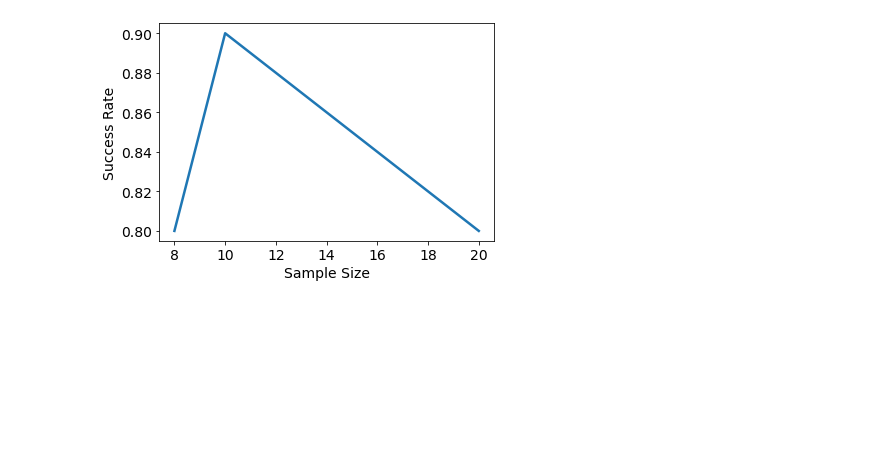
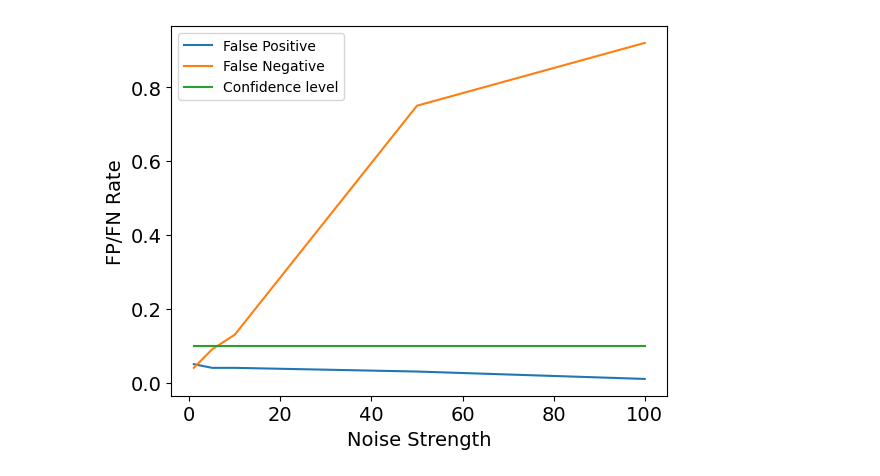
Before and after one commit to AlexanderMey/causal-local-linear, a Jupyter notebook: MainAlgo/MainAlgorithm.ipynb, the cells around one changed output. Saved outputs shown, nothing was run; the diff lists cells and outputs as text; code cells hidden in the pictures; blank space fills up the shorter version.

Commit message:
Changes in main ALG

```diff
--- a/MainAlgo/MainAlgorithm.ipynb
+++ b/MainAlgo/MainAlgorithm.ipynb
@@ -15,6 +15,7 @@ from sklearn.cluster import KMeans
 # %%
 def main_gauss(x,y,B,l):
     E=len(x)
+    alpha=0.1
     n,d=x[0].shape
     temp=[list(itertools.combinations(range(d), k)) for k in range(0,d)]
     subsets = [item for sublist in temp for item in sublist]
@@ -28,20 +29,17 @@ def main_gauss(x,y,B,l):
             n,d=x[i].shape
             if len(ind)==0:
                 Res[i]=np.sum((y[i]-np.mean(y[i]))**2)
-#                 Res[i]=np.sum((y[i])**2)
             else:
-#                 xtemp=x[i][:,ind]
                 xtemp=copy.copy(x[i][:,ind])
                 xtemp=np.concatenate((xtemp,np.ones((n,1))),axis=1)
                 beta_hat=np.linalg.inv(xtemp.T@xtemp)@(xtemp.T)@y[i]
                 Res[i]=np.sum((y[i]-xtemp@beta_hat)**2)
-                T_mc[i,:]=(np.random.chisquare(n-len(ind),B))
+
+                T_mc[i,:]=(np.random.chisquare(n-len(ind)-1,B))
         T_b=np.sort(T_mc,kind='mergesort',axis=0)
         T_data=np.sort(Res,kind='mergesort')
         pval=1/B*np.sum(np.sum(T_data[:l])*np.sum(T_b[-l:,:],axis=0)>np.sum(T_b[:l,:],axis=0)*np.sum(T_data[-l:]))
-#         print(ind)
-#         print(pval)
-        if pval>0.05:
+        if pval>0.1:
             S_ini.append(ind)
     return [set(S_ini[k]) for k in range(len(S_ini))]
 # %%
@@ -108,51 +118,64 @@ NameError: name 'success' is not defined
 # %%
-### First test, noise to signal ratio
-# np.random.seed(0)
+### Second, increasing noise strength
+np.random.seed(0)
 d=5  #Dimensionality
 supp=(0,1) #support indices
 s=len(supp)  #Number of support entries
-samples=[8,10,20]  #Sample Sizes
-success=np.zeros(len(samples))
-runs=10
+noise=[1,5,10,50,100]
+fn=np.zeros((len(noise)))
+fp=np.zeros((len(noise)))
+runs=100
+n=10 # Sample size
 l=1 # Number of intervals we combine for the statistics
 B=100 # Bootstrap runs
-I=30      #Number of Intervals
-a=[list(itertools.combinations(range(d), k)) for k in range(0,d)]
+I=50      #Number of Intervals
+a=[list(itertools.combinations(range(d), k)) for k in range(0,d+1)]
 subsets = [item for sublist in a for item in sublist]
 dic={}
-for o,n1 in enumerate(samples):
-    print('Sample Size',o+1,'of',len(samples))
-    for r in range(runs):
-        betas=np.zeros((I,d))
-        X=[]
-        Y=[]
-        for i in range(I):
-            n=np.random.randint(n1,n1+20)
-            x=np.zeros((n,d))
-            y=np.zeros((n))
-            b=np.random.uniform(low=0,high=30,size=(d))
-            a=np.random.uniform(low=-30,high=0,size=(d))
-            for p in range(d):
-                x[:,p]=np.random.uniform(low=a[p],high=b[p],size=(n))
-            betas[i,:s]=np.random.uniform(low=-1,high=4,size=(s))
-            e=np.random.multivariate_normal(1*np.ones(n),np.eye(n))
-#             e=np.random.uniform(low=-0.5,high=0.5,size=(n))
-            y[:]=x[:,:]@betas[i,:]+e
-            x[:,4]=betas[i,0]*y[:]+np.random.uniform(low=a[p],high=b[p],size=(n))
-            X.append(x)
-            Y.append(y)
+# We first fix the data for all runs, to eliminate the randomness of this.
+X=[]
+Y=[]
+for r in range(runs):
+    betas=np.zeros((I,d))
+    X.append([])
+    Y.append([])
+    for i in range(I):
+        x=np.zeros((n,d))
+        y=np.zeros((n))
+        a=np.random.uniform(low=1,high=5,size=(d))
+        for p in range(d):
+            x[:,p]=np.random.normal(scale=a[p],size=(n))
+
+        betas[i,:s]=np.random.uniform(low=1,high=5,size=(s))
+        X[r].append(x)
+        Y[r].append(y)
 
 
-        plausibleS=main_gauss(X,Y,B,l)
+for o,nos in enumerate(noise):
+    print('Signal strength',o+1,'of',len(noise))
+    for r in range(runs):
+        for i in range(I):
+            e=np.random.multivariate_normal(0*np.ones(n),(nos)*np.eye(n))
+            Y[r][i]=X[r][i]@(betas[i,:])+e
+
+
+        plausibleS=main_gauss(X[r],Y[r],B,l)
         if not not plausibleS:
-            if tuple(set.intersection(*plausibleS))==supp:
-                success[o]+=1
-success=success/runs
+            supphat=set.intersection(*plausibleS)
+            if len(supphat.difference(set(supp)))>0:
+                fp[o]+=1
+            if len(set(supp).difference(supphat))>0:
+                fn[o]+=1
+fp=fp/runs
+fn=fn/runs
 fig, ax = plt.subplots()
 for label in (ax.get_xticklabels() + ax.get_yticklabels()):
 	label.set_fontsize(14)
-plt.plot(samples,success,linewidth=2.5)
-plt.xlabel('Sample Size',fontsize=14)
-plt.ylabel('Success Rate',fontsize=14)
-plt.savefig('andersIID.eps', format='eps')
+plt.plot(noise,fp,label='False Positive')
+plt.plot(noise,fn,label='False Negative')
+plt.plot(noise,0.1*np.ones((len(noise))),label='Confidence level')
+plt.xlabel('Noise Strength',fontsize=14)
+plt.ylabel('FP/FN Rate',fontsize=14)
+plt.legend()
+plt.savefig('Noisechange.eps', format='eps')
 # %% [output]
@@ -162 +188 @@ Sample Size 3 of 3
-[figure, old version]
+[figure, new version]
```
Also changed, not shown: parts of 15 cells of this notebook, 2 other files.
